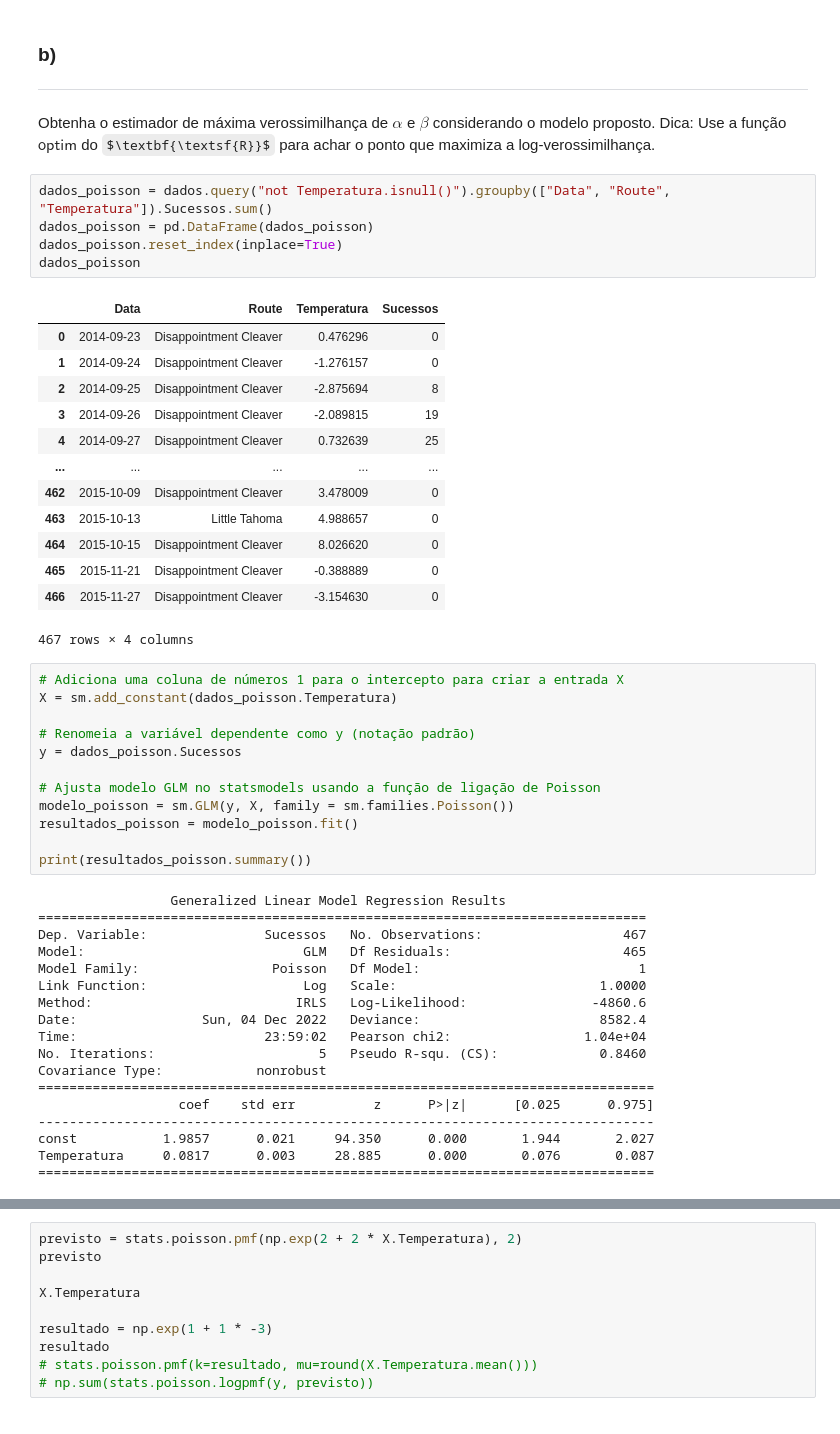
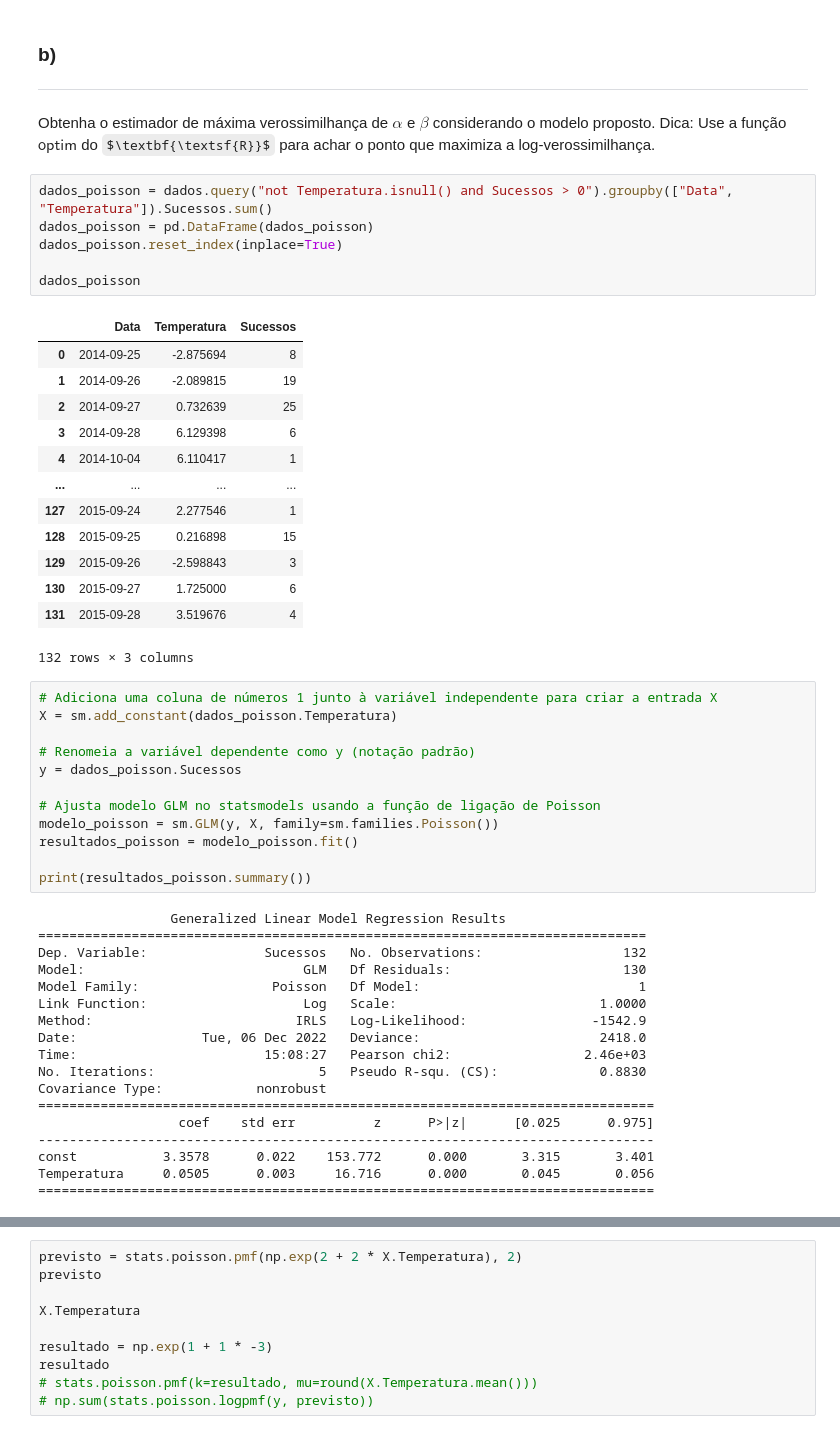
Before and after one commit to pauloceliojr/mcimd-listas, a Jupyter notebook: Lista 2/Lista_2.ipynb, the cells around one changed output, grey strips where cells are left out. Drawn from its saved outputs; the diff is of its cells as text; some formulas as TeX source.

```diff
--- a/Lista 2/Lista_2.ipynb
+++ b/Lista 2/Lista_2.ipynb
@@ -183,51 +140,52 @@ ___
 
 Obtenha o estimador de máxima verossimilhança de $\alpha$ e $\beta$ considerando o modelo proposto. Dica: Use a função $\textsf{optim}$ do $\textbf{\textsf{R}}$ para achar o ponto que maximiza a log-verossimilhança.
 # %%
-dados_poisson = dados.query("not Temperatura.isnull()").groupby(["Data", "Route", "Temperatura"]).Sucessos.sum()
+dados_poisson = dados.query("not Temperatura.isnull() and Sucessos > 0").groupby(["Data", "Temperatura"]).Sucessos.sum()
 dados_poisson = pd.DataFrame(dados_poisson)
 dados_poisson.reset_index(inplace=True)
+
 dados_poisson
 # %% [output]
-|  | Data | Route | Temperatura | Sucessos |
-| 0 | 2014-09-23 | Disappointment Cleaver | 0.476296 | 0 |
-| 1 | 2014-09-24 | Disappointment Cleaver | -1.276157 | 0 |
-| 2 | 2014-09-25 | Disappointment Cleaver | -2.875694 | 8 |
-| 3 | 2014-09-26 | Disappointment Cleaver | -2.089815 | 19 |
-| 4 | 2014-09-27 | Disappointment Cleaver | 0.732639 | 25 |
-| ... | ... | ... | ... | ... |
-| 462 | 2015-10-09 | Disappointment Cleaver | 3.478009 | 0 |
-| 463 | 2015-10-13 | Little Tahoma | 4.988657 | 0 |
-| 464 | 2015-10-15 | Disappointment Cleaver | 8.026620 | 0 |
-| 465 | 2015-11-21 | Disappointment Cleaver | -0.388889 | 0 |
-| 466 | 2015-11-27 | Disappointment Cleaver | -3.154630 | 0 |
+|  | Data | Temperatura | Sucessos |
+| 0 | 2014-09-25 | -2.875694 | 8 |
+| 1 | 2014-09-26 | -2.089815 | 19 |
+| 2 | 2014-09-27 | 0.732639 | 25 |
+| 3 | 2014-09-28 | 6.129398 | 6 |
+| 4 | 2014-10-04 | 6.110417 | 1 |
+| ... | ... | ... | ... |
+| 127 | 2015-09-24 | 2.277546 | 1 |
+| 128 | 2015-09-25 | 0.216898 | 15 |
+| 129 | 2015-09-26 | -2.598843 | 3 |
+| 130 | 2015-09-27 | 1.725000 | 6 |
+| 131 | 2015-09-28 | 3.519676 | 4 |
-467 rows × 4 columns
+132 rows × 3 columns
 # %%
-# Adiciona uma coluna de números 1 para o intercepto para criar a entrada X
+# Adiciona uma coluna de números 1 junto à variável independente para criar a entrada X
 X = sm.add_constant(dados_poisson.Temperatura)
 
 # Renomeia a variável dependente como y (notação padrão)
 y = dados_poisson.Sucessos
 
 # Ajusta modelo GLM no statsmodels usando a função de ligação de Poisson
-modelo_poisson = sm.GLM(y, X, family = sm.families.Poisson())
+modelo_poisson = sm.GLM(y, X, family=sm.families.Poisson())
 resultados_poisson = modelo_poisson.fit()
 
 print(resultados_poisson.summary())
 # %% [output]
                  Generalized Linear Model Regression Results
 ==============================================================================
-Dep. Variable:               Sucessos   No. Observations:                  467
-Model:                            GLM   Df Residuals:                      465
+Dep. Variable:               Sucessos   No. Observations:                  132
+Model:                            GLM   Df Residuals:                      130
 Model Family:                 Poisson   Df Model:                            1
 Link Function:                    Log   Scale:                          1.0000
-Method:                          IRLS   Log-Likelihood:                -4860.6
-Date:                Sun, 04 Dec 2022   Deviance:                       8582.4
-Time:                        23:59:02   Pearson chi2:                 1.04e+04
-No. Iterations:                     5   Pseudo R-squ. (CS):             0.8460
+Method:                          IRLS   Log-Likelihood:                -1542.9
+Date:                Tue, 06 Dec 2022   Deviance:                       2418.0
+Time:                        15:08:27   Pearson chi2:                 2.46e+03
+No. Iterations:                     5   Pseudo R-squ. (CS):             0.8830
 Covariance Type:            nonrobust
 ===============================================================================
                   coef    std err          z      P>|z|      [0.025      0.975]
 -------------------------------------------------------------------------------
-const           1.9857      0.021     94.350      0.000       1.944       2.027
-Temperatura     0.0817      0.003     28.885      0.000       0.076       0.087
+const           3.3578      0.022    153.772      0.000       3.315       3.401
+Temperatura     0.0505      0.003     16.716      0.000       0.045       0.056
 ===============================================================================
```
Also changed, not shown: parts of 12 cells of this notebook.
